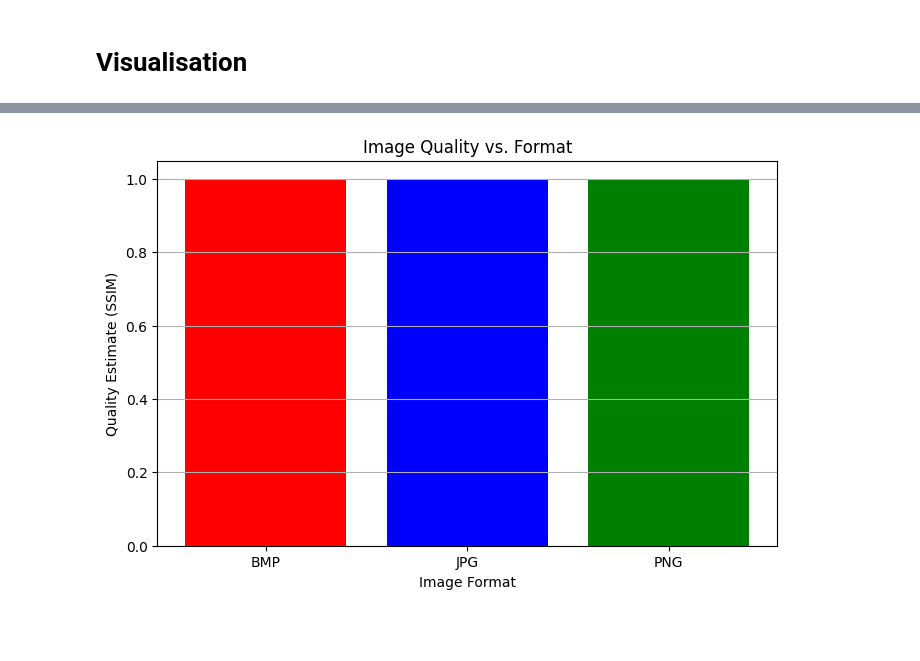
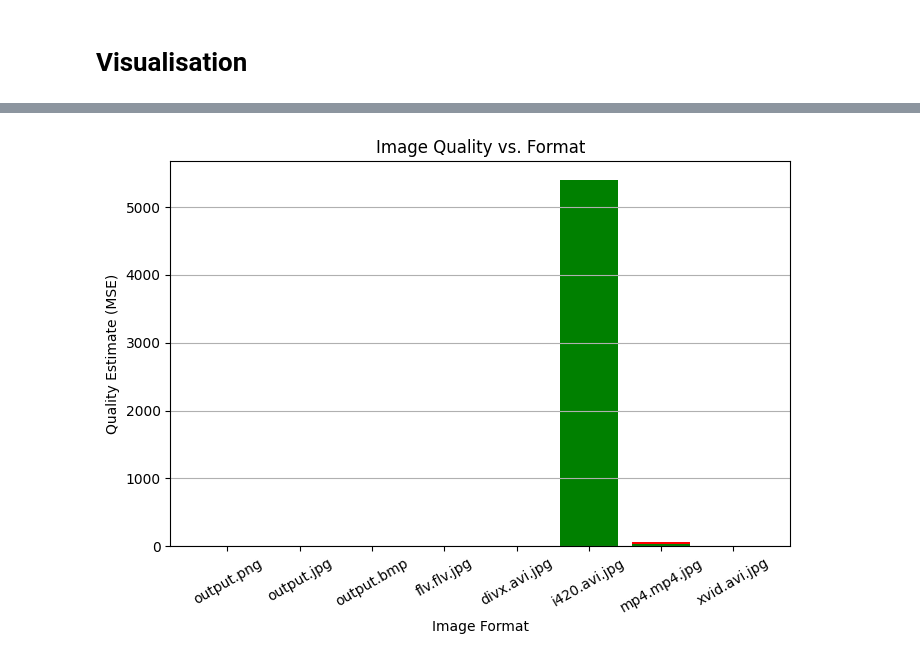
Before and after one commit to WellKnownDedication/video-and-image-proccessing, a Jupyter notebook: src/Grayscale Image Processing.ipynb, the cells around one changed output, grey strips where cells are left out. Drawn from its saved outputs; the diff is of its cells as text; code cells hidden in the pictures; blank space fills up the shorter version.

```diff
--- a/src/Grayscale Image Processing.ipynb
+++ b/src/Grayscale Image Processing.ipynb
@@ -137,10 +149,11 @@ plt.show()
 # %%
 plt.figure(figsize=(8, 5))
-plt.bar(df["Format"], df["SSIM"], color=["red", "blue", "green"])
+plt.bar(df["Format"], df["MSE"], color=["red", "blue", "green"])
 plt.xlabel("Image Format")
-plt.ylabel("Quality Estimate (SSIM)")
+plt.ylabel("Quality Estimate (MSE)")
 plt.title("Image Quality vs. Format")
 plt.grid(axis="y")
+plt.xticks(rotation=30)
 plt.show()
 # %% [output]
-[figure, old version]
+[figure, new version]
```
Also changed, not shown: parts of 3 cells of this notebook.
